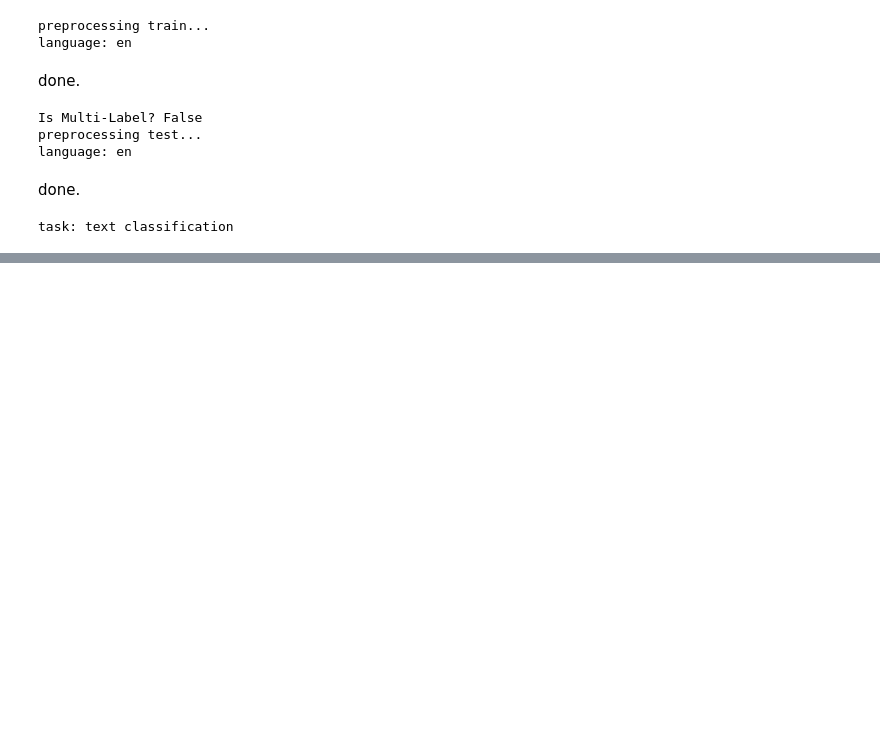
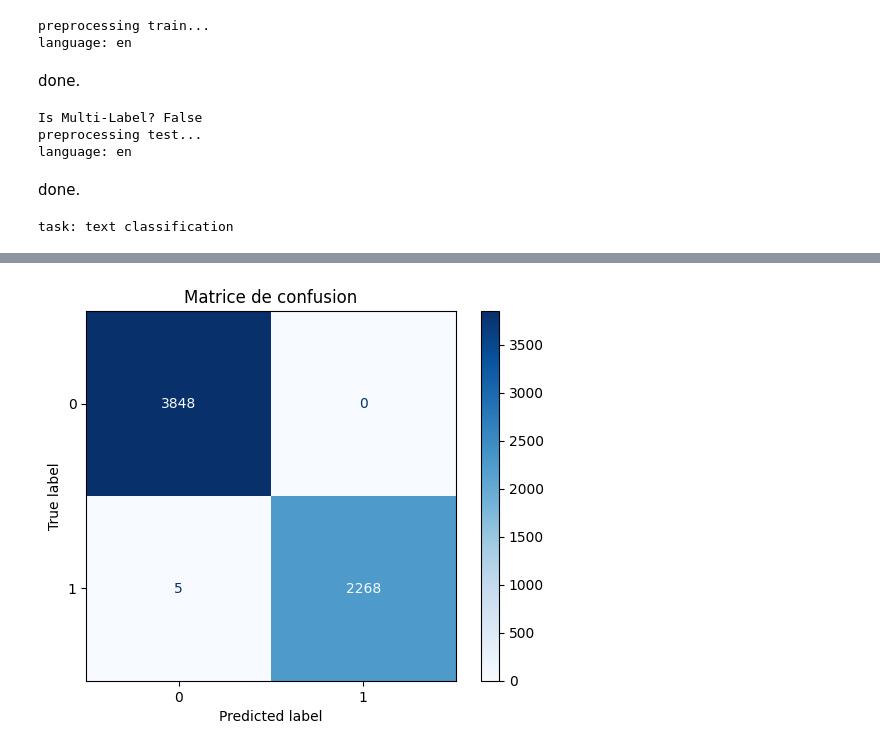
Before and after one commit to ZitouniAhmedFaouzi/PFE-sql-injection, a Jupyter notebook: code/bert.ipynb, the cells around one changed output, grey strips where cells are left out. Cells and saved outputs as stored; diff of their text form; code cells hidden in the pictures; blank space fills up the shorter version.

```diff
--- a/code/bert.ipynb
+++ b/code/bert.ipynb
@@ -128,0 +226,7 @@ task: text classification
+# %%
+disp = ConfusionMatrixDisplay(confusion_matrix=cm, display_labels=preproc.get_classes())
+disp.plot(cmap='Blues')
+plt.title("Matrice de confusion")
+plt.show()
+# %% [output]
+[figure, added]
```
Also changed, not shown: parts of 46 cells of this notebook.
